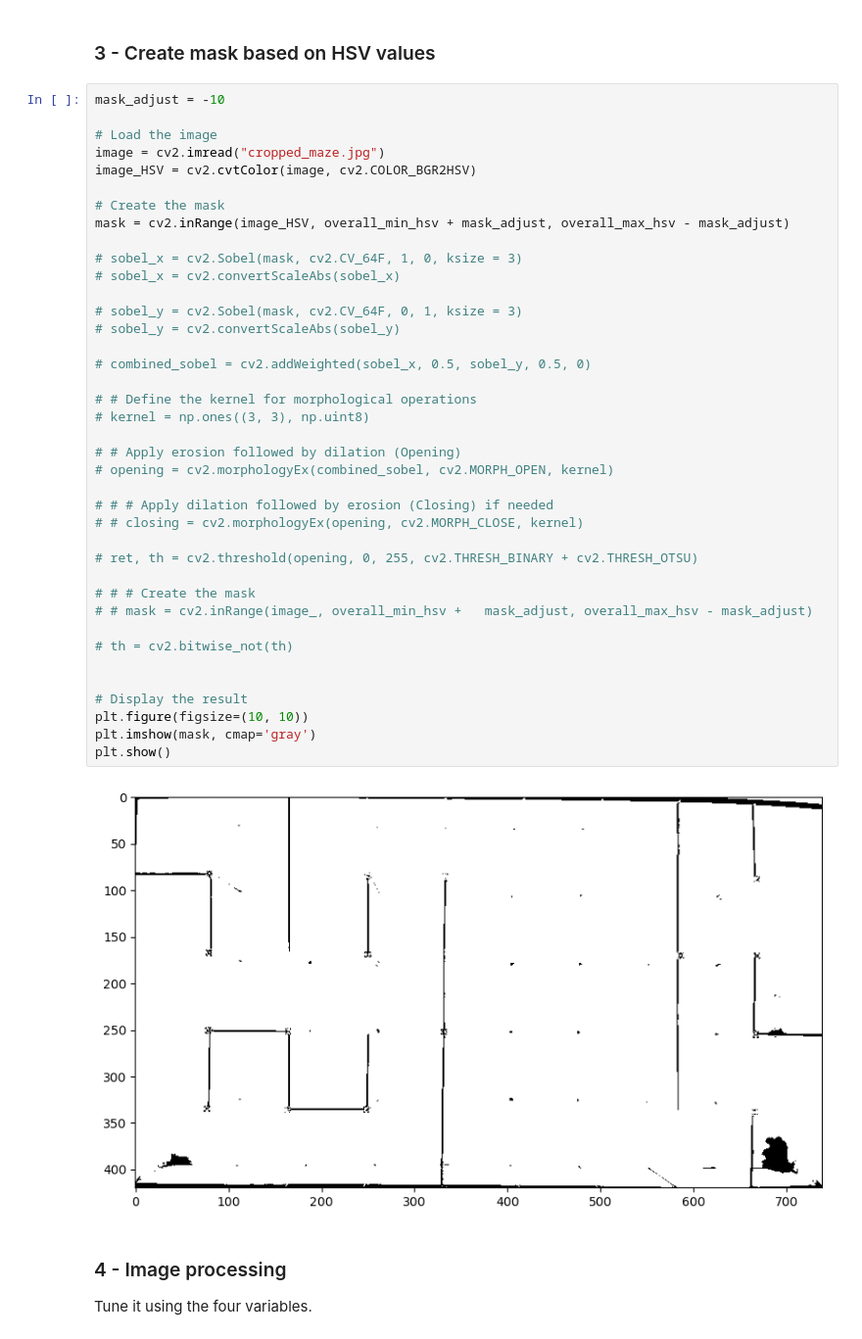
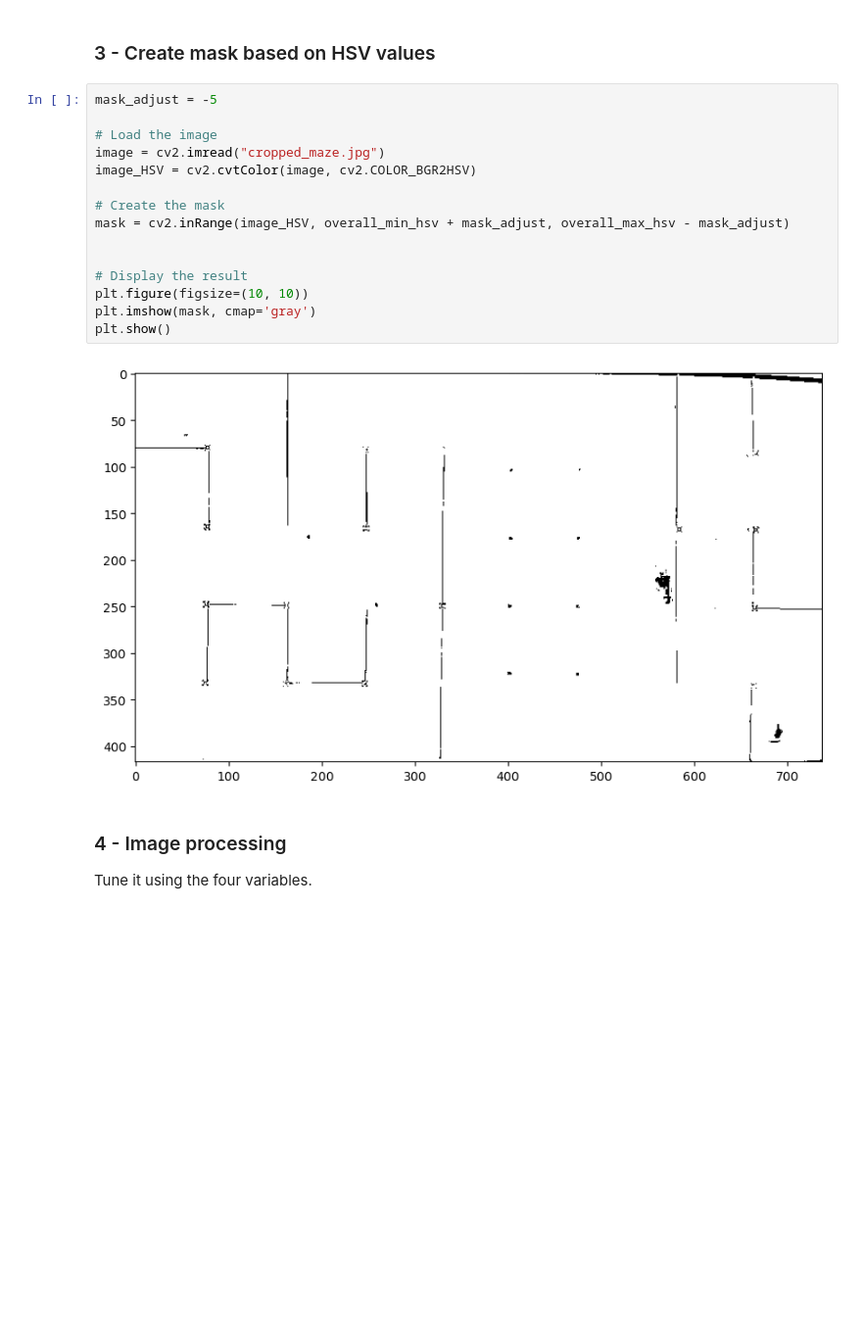
Before and after one commit to mumslayer69/micromouse3100, a Jupyter notebook: path_planning/path.ipynb, the cells around one changed output. Shown at 98% size. Saved outputs shown, nothing was run; the diff lists cells and outputs as text; blank space fills up the shorter version.

```diff
--- a/path_planning/path.ipynb
+++ b/path_planning/path.ipynb
@@ -196,46 +196,22 @@ high_hsv = [165, 209, 162]
 # %% [markdown]
 ### 3 - Create mask based on HSV values
-# %%
-mask_adjust = -10
-
-# Load the image
-image = cv2.imread("cropped_maze.jpg")
-image_HSV = cv2.cvtColor(image, cv2.COLOR_BGR2HSV)
-
-# Create the mask
-mask = cv2.inRange(image_HSV, overall_min_hsv + mask_adjust, overall_max_hsv - mask_adjust)
-
-# sobel_x = cv2.Sobel(mask, cv2.CV_64F, 1, 0, ksize = 3)
-# sobel_x = cv2.convertScaleAbs(sobel_x)
-
-# sobel_y = cv2.Sobel(mask, cv2.CV_64F, 0, 1, ksize = 3)
-# sobel_y = cv2.convertScaleAbs(sobel_y)
-
-# combined_sobel = cv2.addWeighted(sobel_x, 0.5, sobel_y, 0.5, 0)
-
-# # Define the kernel for morphological operations
-# kernel = np.ones((3, 3), np.uint8)
-
-# # Apply erosion followed by dilation (Opening)
-# opening = cv2.morphologyEx(combined_sobel, cv2.MORPH_OPEN, kernel)
-
-# # # Apply dilation followed by erosion (Closing) if needed
-# # closing = cv2.morphologyEx(opening, cv2.MORPH_CLOSE, kernel)
-
-# ret, th = cv2.threshold(opening, 0, 255, cv2.THRESH_BINARY + cv2.THRESH_OTSU)
-
-# # # Create the mask
-# # mask = cv2.inRange(image_, overall_min_hsv +   mask_adjust, overall_max_hsv - mask_adjust)
-
-# th = cv2.bitwise_not(th)
-
-
-# Display the result
-plt.figure(figsize=(10, 10))
-plt.imshow(mask, cmap='gray')
-plt.show()
-# %% [output]
-[figure, removed]
+# %%
+mask_adjust = -5
+
+# Load the image
+image = cv2.imread("cropped_maze.jpg")
+image_HSV = cv2.cvtColor(image, cv2.COLOR_BGR2HSV)
+
+# Create the mask
+mask = cv2.inRange(image_HSV, overall_min_hsv + mask_adjust, overall_max_hsv - mask_adjust)
+
+
+# Display the result
+plt.figure(figsize=(10, 10))
+plt.imshow(mask, cmap='gray')
+plt.show()
+# %% [output]
+[figure, added]
 # %% [markdown]
 ### 4 - Image processing
 
```
Also changed, not shown: parts of 10 cells of this notebook, 2 other files.
